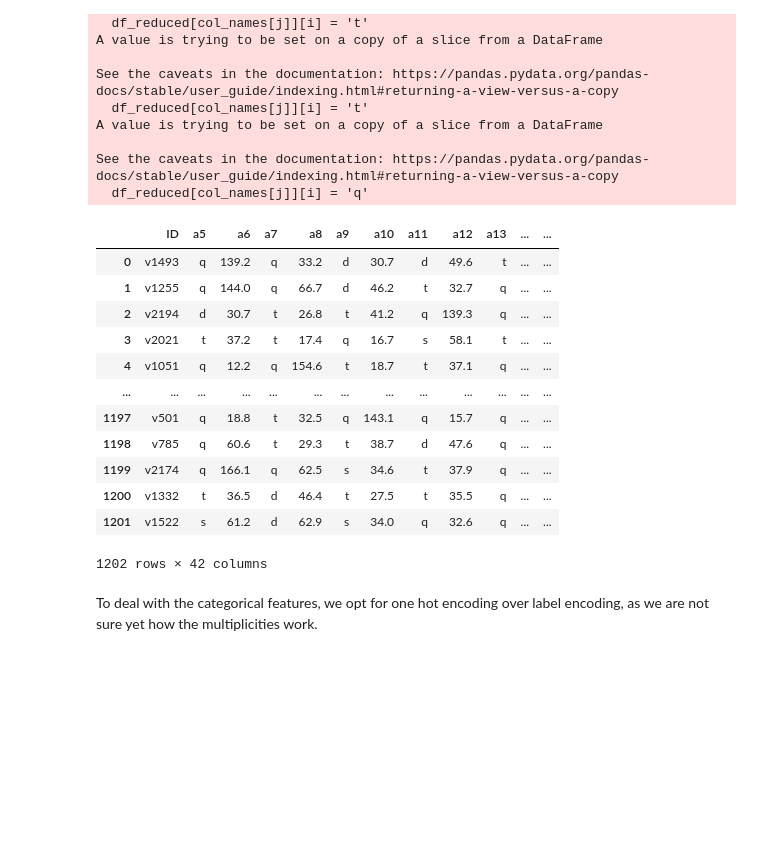
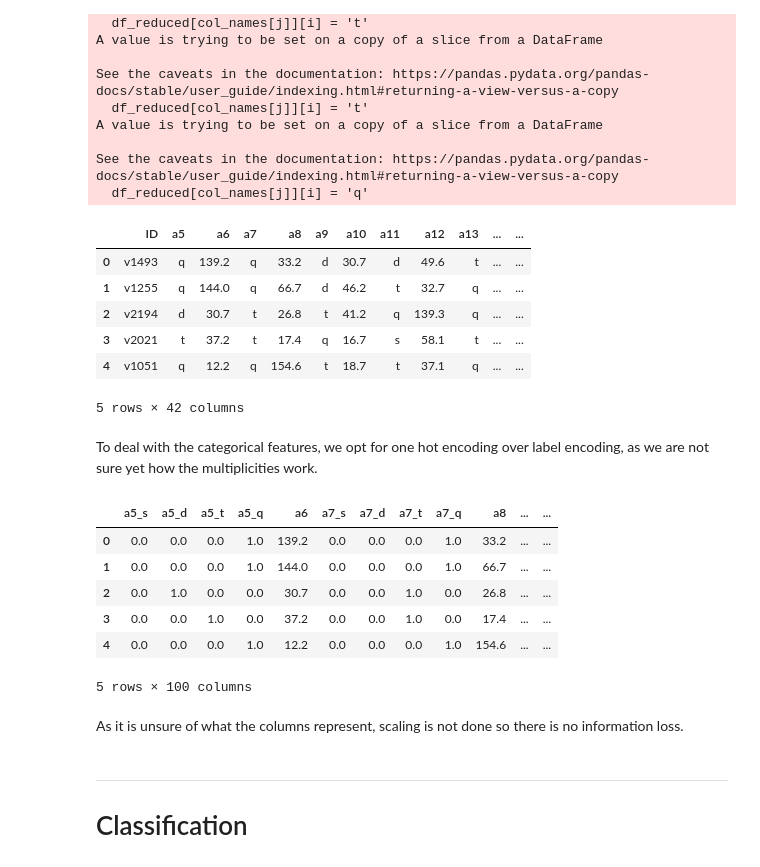
Before and after one commit to anaterovic/TFRTML, a Jupyter notebook: prep.ipynb, the cells around one changed output. Saved outputs shown, nothing was run; the diff lists cells and outputs as text; code cells hidden in the pictures; blank space fills up the shorter version.

```diff
--- a/prep.ipynb
+++ b/prep.ipynb
@@ -211,20 +202,61 @@ A value is trying to be set on a copy of a slice from a DataFrame
 See the caveats in the documentation: https://pandas.pydata.org/pandas-docs/stable/user_guide/indexing.html#returning-a-view-versus-a-copy
   df_reduced[col_names[j]][i] = 'q'
 # %%
-df_reduced
+df_reduced.head()
 # %% [output]
 |  | ID | a5 | a6 | a7 | a8 | a9 | a10 | a11 | a12 | a13 | ... | ... |
 | 0 | v1493 | q | 139.2 | q | 33.2 | d | 30.7 | d | 49.6 | t | ... | ... |
 | 1 | v1255 | q | 144.0 | q | 66.7 | d | 46.2 | t | 32.7 | q | ... | ... |
 | 2 | v2194 | d | 30.7 | t | 26.8 | t | 41.2 | q | 139.3 | q | ... | ... |
 | 3 | v2021 | t | 37.2 | t | 17.4 | q | 16.7 | s | 58.1 | t | ... | ... |
 | 4 | v1051 | q | 12.2 | q | 154.6 | t | 18.7 | t | 37.1 | q | ... | ... |
-| ... | ... | ... | ... | ... | ... | ... | ... | ... | ... | ... | ... | ... |
-| 1197 | v501 | q | 18.8 | t | 32.5 | q | 143.1 | q | 15.7 | q | ... | ... |
-| 1198 | v785 | q | 60.6 | t | 29.3 | t | 38.7 | d | 47.6 | q | ... | ... |
-| 1199 | v2174 | q | 166.1 | q | 62.5 | s | 34.6 | t | 37.9 | q | ... | ... |
-| 1200 | v1332 | t | 36.5 | d | 46.4 | t | 27.5 | t | 35.5 | q | ... | ... |
-| 1201 | v1522 | s | 61.2 | d | 62.9 | s | 34.0 | q | 32.6 | q | ... | ... |
-1202 rows × 42 columns
+5 rows × 42 columns
 # %% [markdown]
 To deal with the categorical features, we opt for one hot encoding over label encoding, as we are not sure yet how the multiplicities work.
+# %%
+# Categorical columns
+categorical_columns = [f"a{i}" for i in range(5, 44, 2)]
+# Final names
+final_names = []
+for i in df_reduced.drop(["ID", "Class"], axis=1).select_dtypes(include=['object']).columns:
+    final_names.append(f"{i}_s")
+    final_names.append(f"{i}_d")
+    final_names.append(f"{i}_t")
+    final_names.append(f"{i}_q")
+    final_names.append(f"a{int(i[1:]) + 1}")
+# Drop the "ID" column
+df_reduced = df_reduced.drop(["ID"], axis=1)
+# Split the data into features and labels
+y = df_reduced["Class"]
+X = df_reduced.drop(["Class"], axis=1)
+# One hot encoder
+enc = OneHotEncoder(sparse=False)
+# Fit the encoder
+enc.fit(X[categorical_columns])
+# Transform the data
+X_enc = enc.transform(X[categorical_columns]) #.toarray()
+# Create a dataframe from the encoded data
+X_enc_df = pd.DataFrame(X_enc)
+# Rename
+X_enc_df.columns = enc.get_feature_names_out(categorical_columns)
+# Concatenate the encoded data with the rest of the data
+X = pd.concat([X, X_enc_df], axis=1)
+# Drop the categorical columns
+X = X.drop(categorical_columns, axis=1)
+# Rename
+X = X[final_names]
+# Inspect
+X.head()
+# %% [output]
+|  | a5_s | a5_d | a5_t | a5_q | a6 | a7_s | a7_d | a7_t | a7_q | a8 | ... | ... |
+| 0 | 0.0 | 0.0 | 0.0 | 1.0 | 139.2 | 0.0 | 0.0 | 0.0 | 1.0 | 33.2 | ... | ... |
+| 1 | 0.0 | 0.0 | 0.0 | 1.0 | 144.0 | 0.0 | 0.0 | 0.0 | 1.0 | 66.7 | ... | ... |
+| 2 | 0.0 | 1.0 | 0.0 | 0.0 | 30.7 | 0.0 | 0.0 | 1.0 | 0.0 | 26.8 | ... | ... |
+| 3 | 0.0 | 0.0 | 1.0 | 0.0 | 37.2 | 0.0 | 0.0 | 1.0 | 0.0 | 17.4 | ... | ... |
+| 4 | 0.0 | 0.0 | 0.0 | 1.0 | 12.2 | 0.0 | 0.0 | 0.0 | 1.0 | 154.6 | ... | ... |
+5 rows × 100 columns
+# %% [markdown]
+As it is unsure of what the columns represent, scaling is not done so there is no information loss.
+# %% [markdown]
+-----------------------
+# Classification
```
Also changed, not shown: parts of 7 cells of this notebook.
